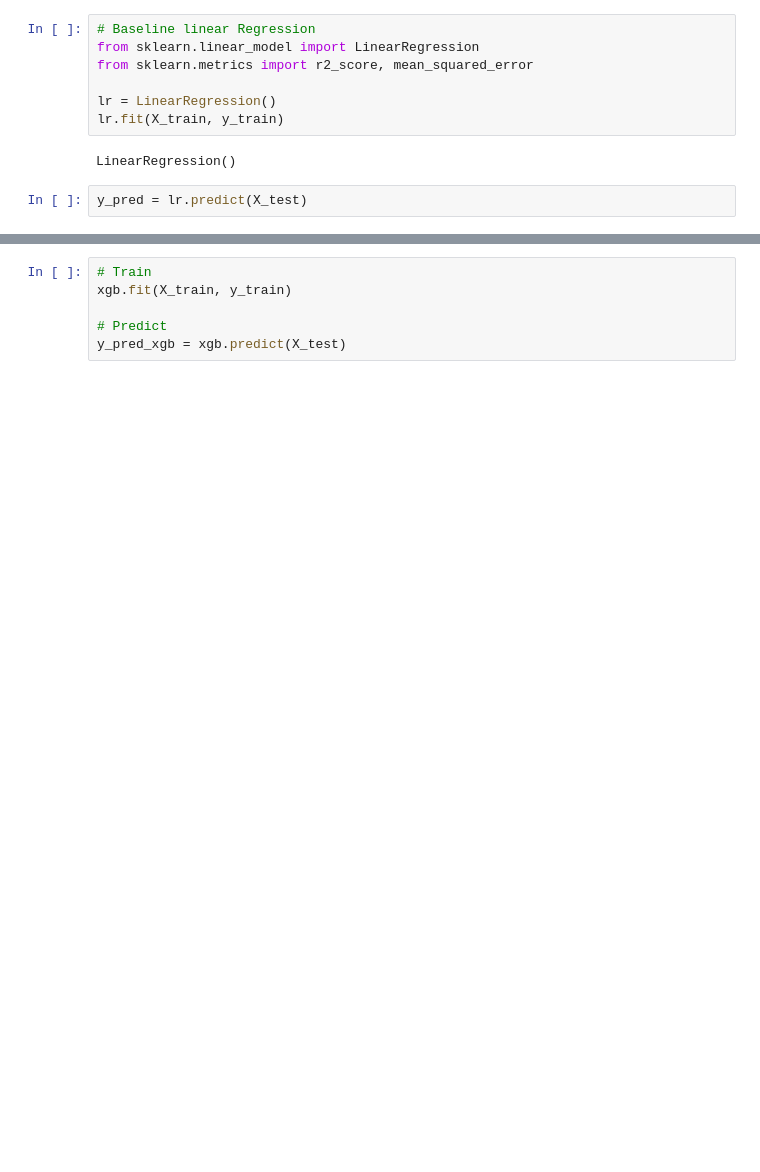
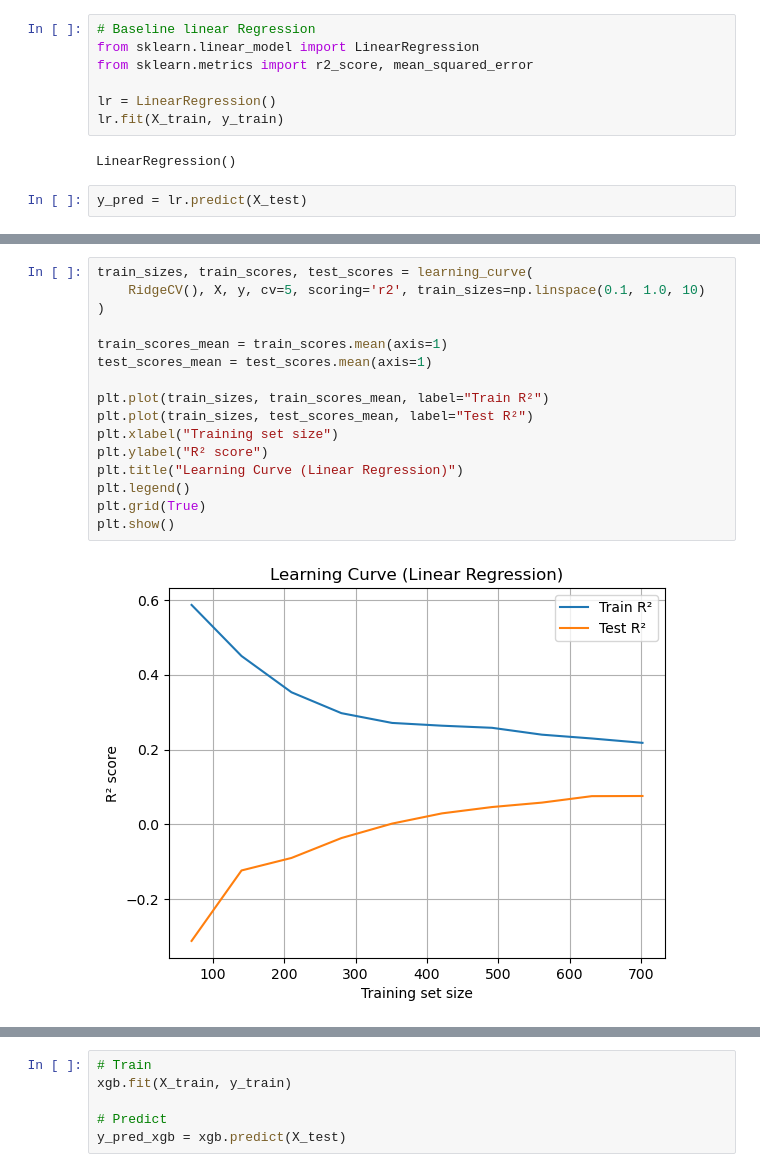
Before and after one commit to Alexreat/Drug_response_prediction, a Jupyter notebook: Drug_response.ipynb, the cells around one changed output, grey strips where cells are left out. Drawn from its saved outputs; the diff is of its cells as text; blank space fills up the shorter version.

```diff
--- a/Drug_response.ipynb
+++ b/Drug_response.ipynb
@@ -499,0 +364,18 @@ plt.show()
+# %%
+train_sizes, train_scores, test_scores = learning_curve(
+    RidgeCV(), X, y, cv=5, scoring='r2', train_sizes=np.linspace(0.1, 1.0, 10)
+)
+
+train_scores_mean = train_scores.mean(axis=1)
+test_scores_mean = test_scores.mean(axis=1)
+
+plt.plot(train_sizes, train_scores_mean, label="Train R²")
+plt.plot(train_sizes, test_scores_mean, label="Test R²")
+plt.xlabel("Training set size")
+plt.ylabel("R² score")
+plt.title("Learning Curve (Linear Regression)")
+plt.legend()
+plt.grid(True)
+plt.show()
+# %% [output]
+[figure, added]
```
Also changed, not shown: parts of 55 cells of this notebook.
